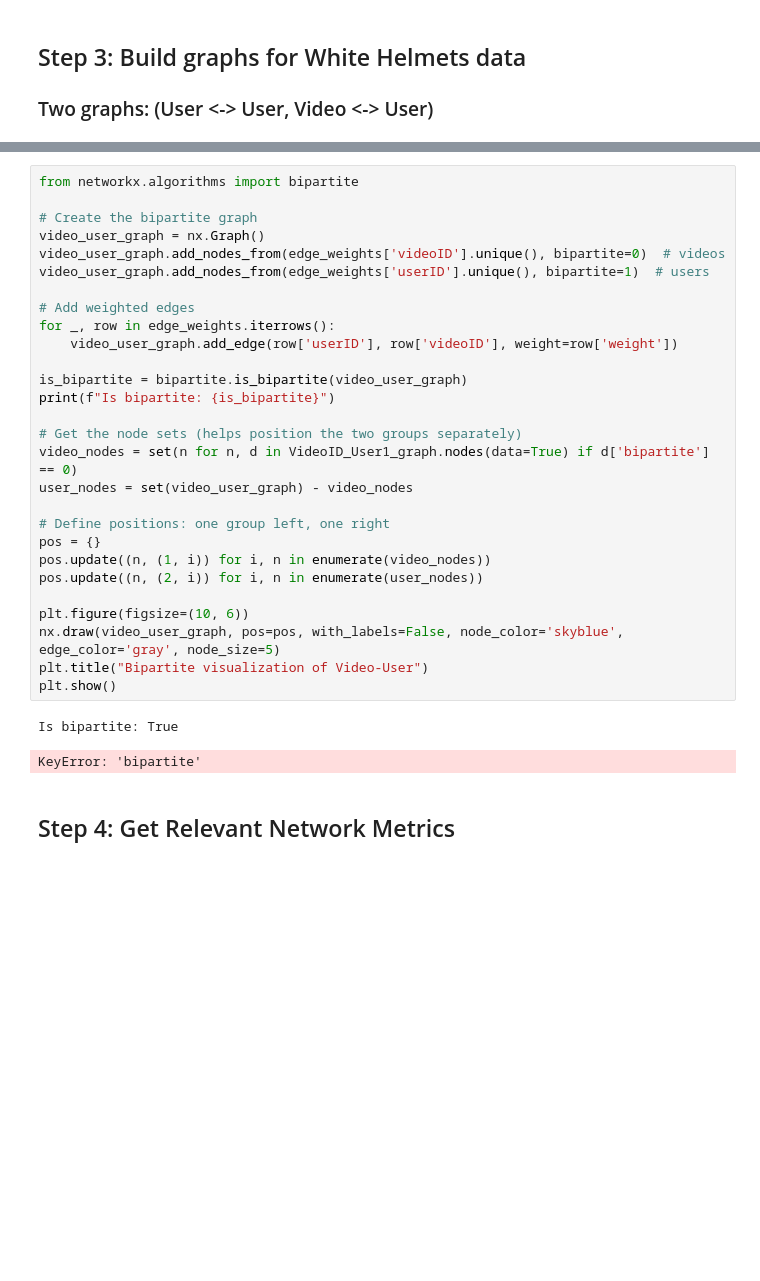
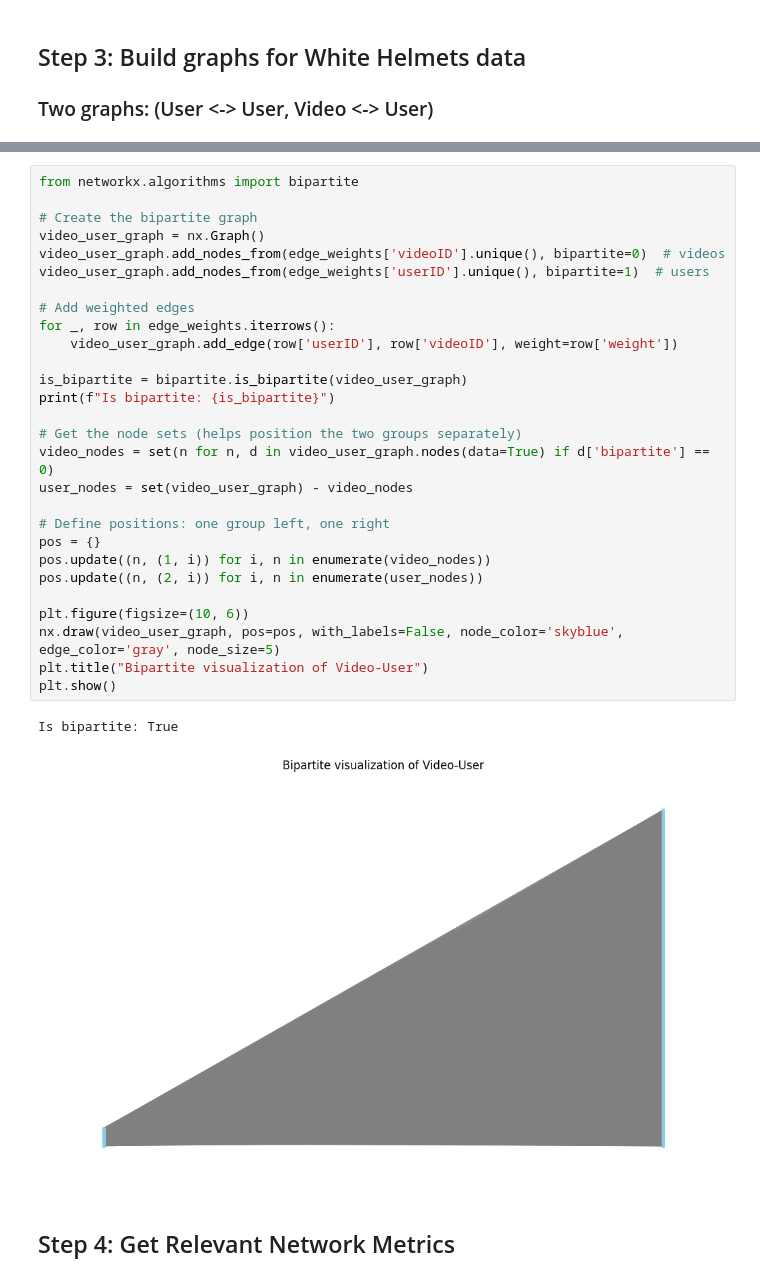
Before and after one commit to DanielQuiram-UM/Network_Science_Assignment_1, a Jupyter notebook: WSv3.ipynb, the cells around one changed output, grey strips where cells are left out. Cells and saved outputs as stored; diff of their text form; blank space fills up the shorter version.

Commit message:
Fixed errors

```diff
--- a/WSv3.ipynb
+++ b/WSv3.ipynb
@@ -244,34 +249,34 @@ Number of Unique Videos: 212
 # %%
 from networkx.algorithms import bipartite
 
 # Create the bipartite graph
 video_user_graph = nx.Graph()
 video_user_graph.add_nodes_from(edge_weights['videoID'].unique(), bipartite=0)  # videos
 video_user_graph.add_nodes_from(edge_weights['userID'].unique(), bipartite=1)  # users
 
 # Add weighted edges
 for _, row in edge_weights.iterrows():
     video_user_graph.add_edge(row['userID'], row['videoID'], weight=row['weight'])
 
 is_bipartite = bipartite.is_bipartite(video_user_graph)
 print(f"Is bipartite: {is_bipartite}")
 
 # Get the node sets (helps position the two groups separately)
-video_nodes = set(n for n, d in VideoID_User1_graph.nodes(data=True) if d['bipartite'] == 0)
+video_nodes = set(n for n, d in video_user_graph.nodes(data=True) if d['bipartite'] == 0)
 user_nodes = set(video_user_graph) - video_nodes
 
 # Define positions: one group left, one right
 pos = {}
 pos.update((n, (1, i)) for i, n in enumerate(video_nodes))
 pos.update((n, (2, i)) for i, n in enumerate(user_nodes))
 
 plt.figure(figsize=(10, 6))
 nx.draw(video_user_graph, pos=pos, with_labels=False, node_color='skyblue', edge_color='gray', node_size=5)
 plt.title("Bipartite visualization of Video-User")
 plt.show()
 # %% [output]
 Is bipartite: True
-KeyError: 'bipartite'
+[figure, added]
 # %% [markdown]
 ## Step 4: Get Relevant Network Metrics
 # %% [markdown]
```
Also changed, not shown: parts of 26 cells of this notebook.
